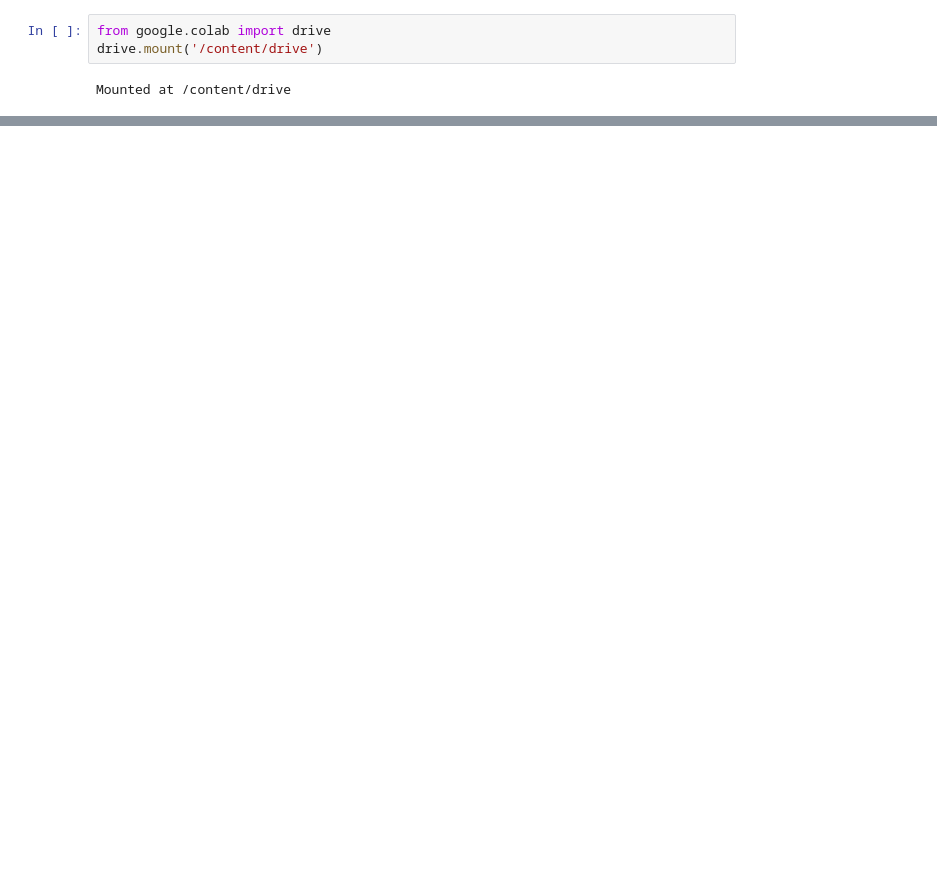
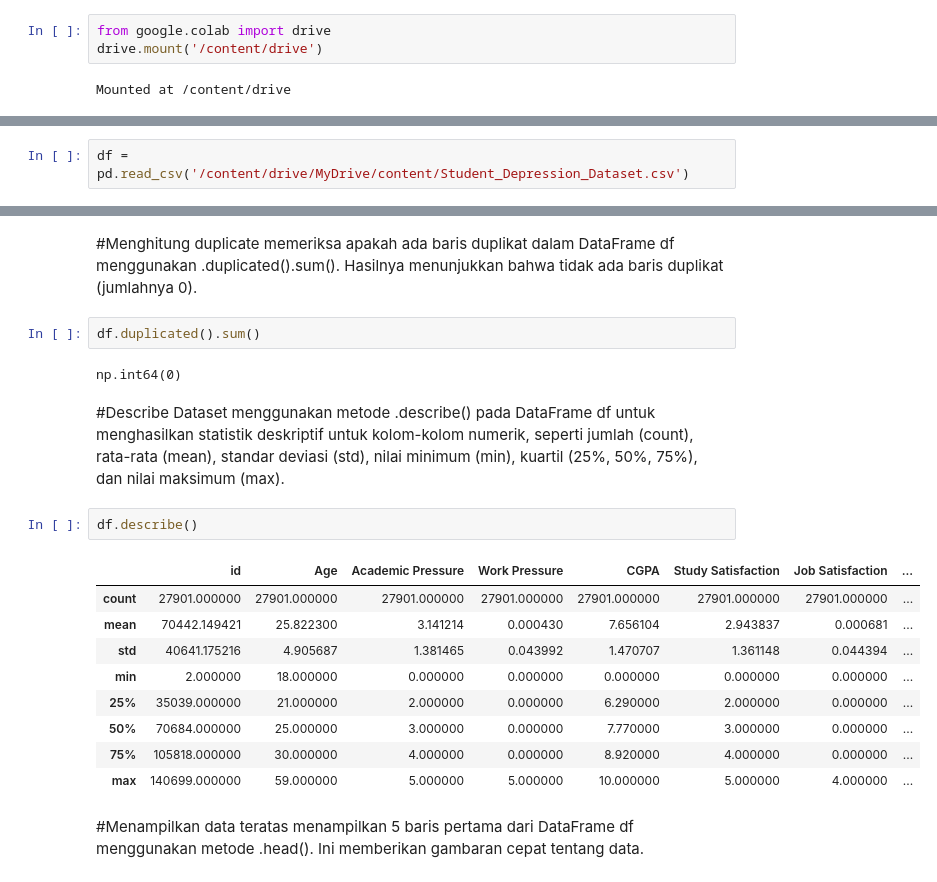
Before and after one commit to Elenanda/Repo2_MachineLearning, a Jupyter notebook: Depresi.ipynb, the cells around one changed output, grey strips where cells are left out. Drawn from its saved outputs; the diff is of its cells as text; blank space fills up the shorter version.

```diff
--- a/Depresi.ipynb
+++ b/Depresi.ipynb
@@ -81,0 +27,2 @@ plt.gca().spines[['top', 'right',]].set_visible(False)
+# %%
+df = pd.read_csv('/content/drive/MyDrive/content/Student_Depression_Dataset.csv')
@@ -81,0 +103,25 @@ plt.gca().spines[['top', 'right',]].set_visible(False)
+# %% [markdown]
+#Menghitung duplicate
+memeriksa apakah ada baris duplikat dalam DataFrame df menggunakan .duplicated().sum(). Hasilnya menunjukkan bahwa tidak ada baris duplikat (jumlahnya 0).
+# %%
+df.duplicated().sum()
+# %% [output]
+np.int64(0)
+# %% [markdown]
+#Describe Dataset
+menggunakan metode .describe() pada DataFrame df untuk menghasilkan statistik deskriptif untuk kolom-kolom numerik, seperti jumlah (count), rata-rata (mean), standar deviasi (std), nilai minimum (min), kuartil (25%, 50%, 75%), dan nilai maksimum (max).
+# %%
+df.describe()
+# %% [output]
+|  | id | Age | Academic Pressure | Work Pressure | CGPA | Study Satisfaction | Job Satisfaction | ... |
+| count | 27901.000000 | 27901.000000 | 27901.000000 | 27901.000000 | 27901.000000 | 27901.000000 | 27901.000000 | ... |
+| mean | 70442.149421 | 25.822300 | 3.141214 | 0.000430 | 7.656104 | 2.943837 | 0.000681 | ... |
+| std | 40641.175216 | 4.905687 | 1.381465 | 0.043992 | 1.470707 | 1.361148 | 0.044394 | ... |
+| min | 2.000000 | 18.000000 | 0.000000 | 0.000000 | 0.000000 | 0.000000 | 0.000000 | ... |
+| 25% | 35039.000000 | 21.000000 | 2.000000 | 0.000000 | 6.290000 | 2.000000 | 0.000000 | ... |
+| 50% | 70684.000000 | 25.000000 | 3.000000 | 0.000000 | 7.770000 | 3.000000 | 0.000000 | ... |
+| 75% | 105818.000000 | 30.000000 | 4.000000 | 0.000000 | 8.920000 | 4.000000 | 0.000000 | ... |
+| max | 140699.000000 | 59.000000 | 5.000000 | 5.000000 | 10.000000 | 5.000000 | 4.000000 | ... |
+# %% [markdown]
+#Menampilkan data teratas
+menampilkan 5 baris pertama dari DataFrame df menggunakan metode .head(). Ini memberikan gambaran cepat tentang data.
```
Also changed, not shown: parts of 75 cells of this notebook.
